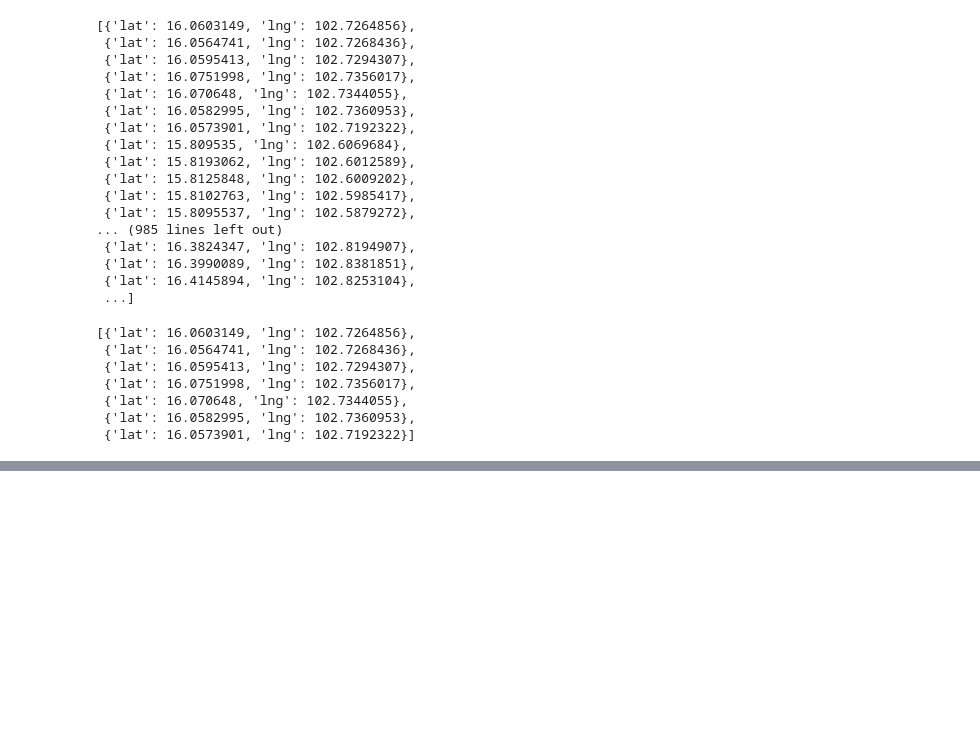
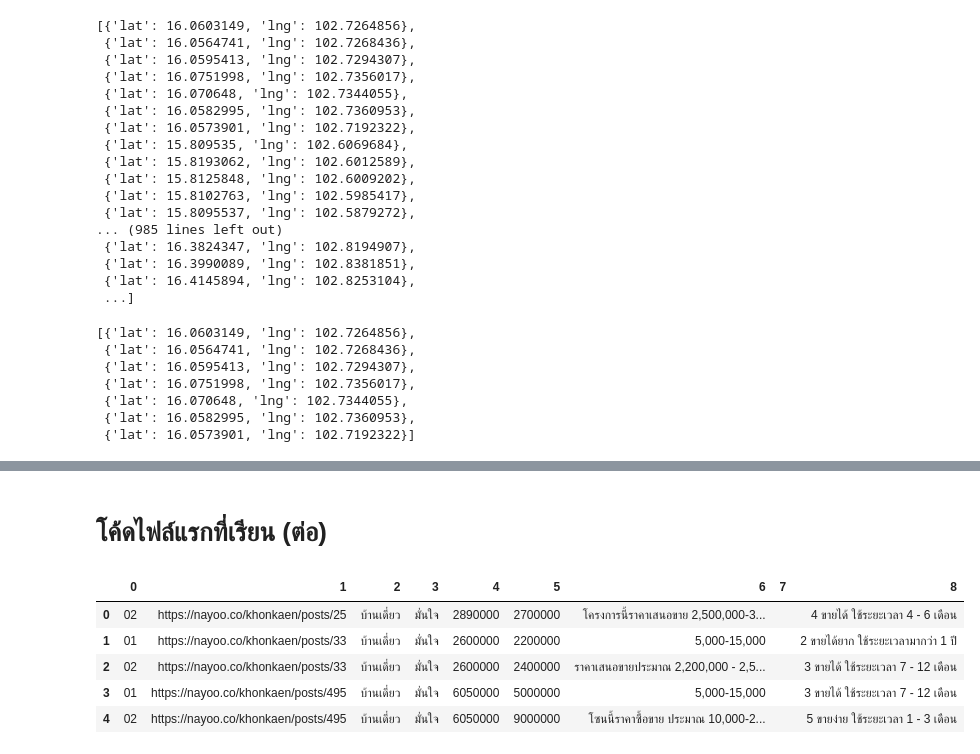
Before and after one commit to CallmeSIRI/bsc_dpdm22, a Jupyter notebook: [dataprep2impr]GIS_point_of_interest_data.ipynb, the cells around one changed output, grey strips where cells are left out. Saved outputs shown, nothing was run; the diff lists cells and outputs as text; code cells hidden in the pictures; blank space fills up the shorter version.

```diff
--- a/[dataprep2impr]GIS_point_of_interest_data.ipynb
+++ b/[dataprep2impr]GIS_point_of_interest_data.ipynb
@@ -89,0 +215,29 @@ c
+# %% [markdown]
+# โค้ดไฟล์แรกที่เรียน (ต่อ)
+# %%
+# ใส่ในไฟล์แรก
+from google.colab import auth
+auth.authenticate_user()
+
+import gspread
+from google.auth import default
+creds , _ = default()
+
+gc = gspread.authorize(creds)
+# %%
+gsht = gc.open_by_key('16Vgq75Q5cOd2adZk-rjMZT_gXZFRlglh0tj4DU7717I') #ลิ้ง
+# %%
+worksheet = gsht.worksheet('home') #ชีทที่จะอ่าน
+# %%
+rows = worksheet.get_all_values()
+home = pd.DataFrame.from_records(rows)
+# %%
+home.colume = home.iloc[0]
+home.head()
+# %% [output]
+|  | 0 | 1 | 2 | 3 | 4 | 5 | 6 | 7 | 8 |
+| 0 | 02 | https://nayoo.co/khonkaen/posts/25 | บ้านเดี่ยว | มั่นใจ | 2890000 | 2700000 | โครงการนี้ราคาเสนอขาย 2,500,000-3... |  | 4 ขายได้ ใช้ระยะเวลา 4 - 6 เดือน |
+| 1 | 01 | https://nayoo.co/khonkaen/posts/33 | บ้านเดี่ยว | มั่นใจ | 2600000 | 2200000 | 5,000-15,000 |  | 2 ขายได้ยาก ใช้ระยะเวลามากว่า 1 ปี |
+| 2 | 02 | https://nayoo.co/khonkaen/posts/33 | บ้านเดี่ยว | มั่นใจ | 2600000 | 2400000 | ราคาเสนอขายประมาณ 2,200,000 - 2,5... |  | 3 ขายได้ ใช้ระยะเวลา 7 - 12 เดือน |
+| 3 | 01 | https://nayoo.co/khonkaen/posts/495 | บ้านเดี่ยว | มั่นใจ | 6050000 | 5000000 | 5,000-15,000 |  | 3 ขายได้ ใช้ระยะเวลา 7 - 12 เดือน |
+| 4 | 02 | https://nayoo.co/khonkaen/posts/495 | บ้านเดี่ยว | มั่นใจ | 6050000 | 9000000 | โซนนี้ราคาซื้อขาย ประมาณ 10,000-2... |  | 5 ขายง่าย ใช้ระยะเวลา 1 - 3 เดือน |
```
Also changed, not shown: parts of 15 cells of this notebook.
